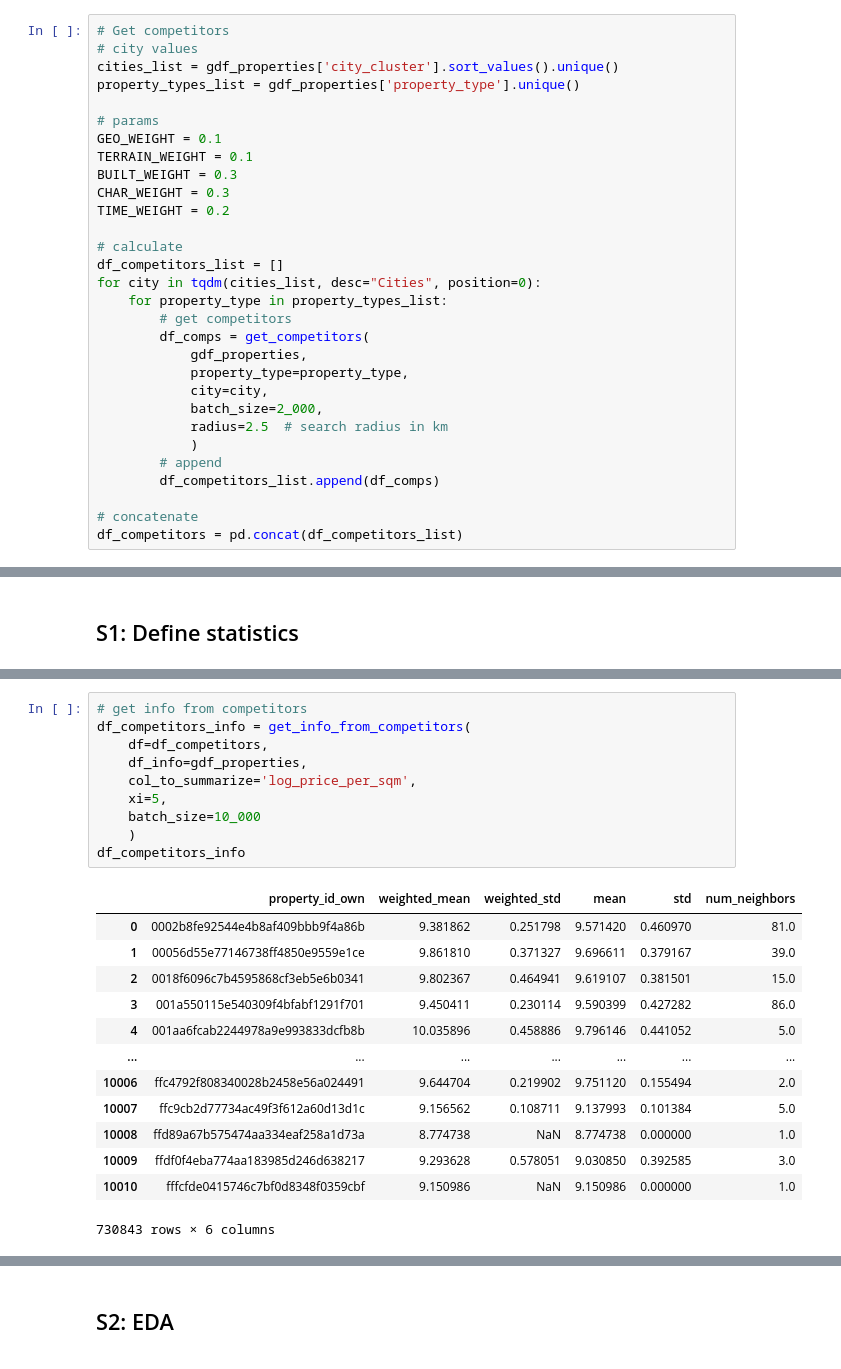
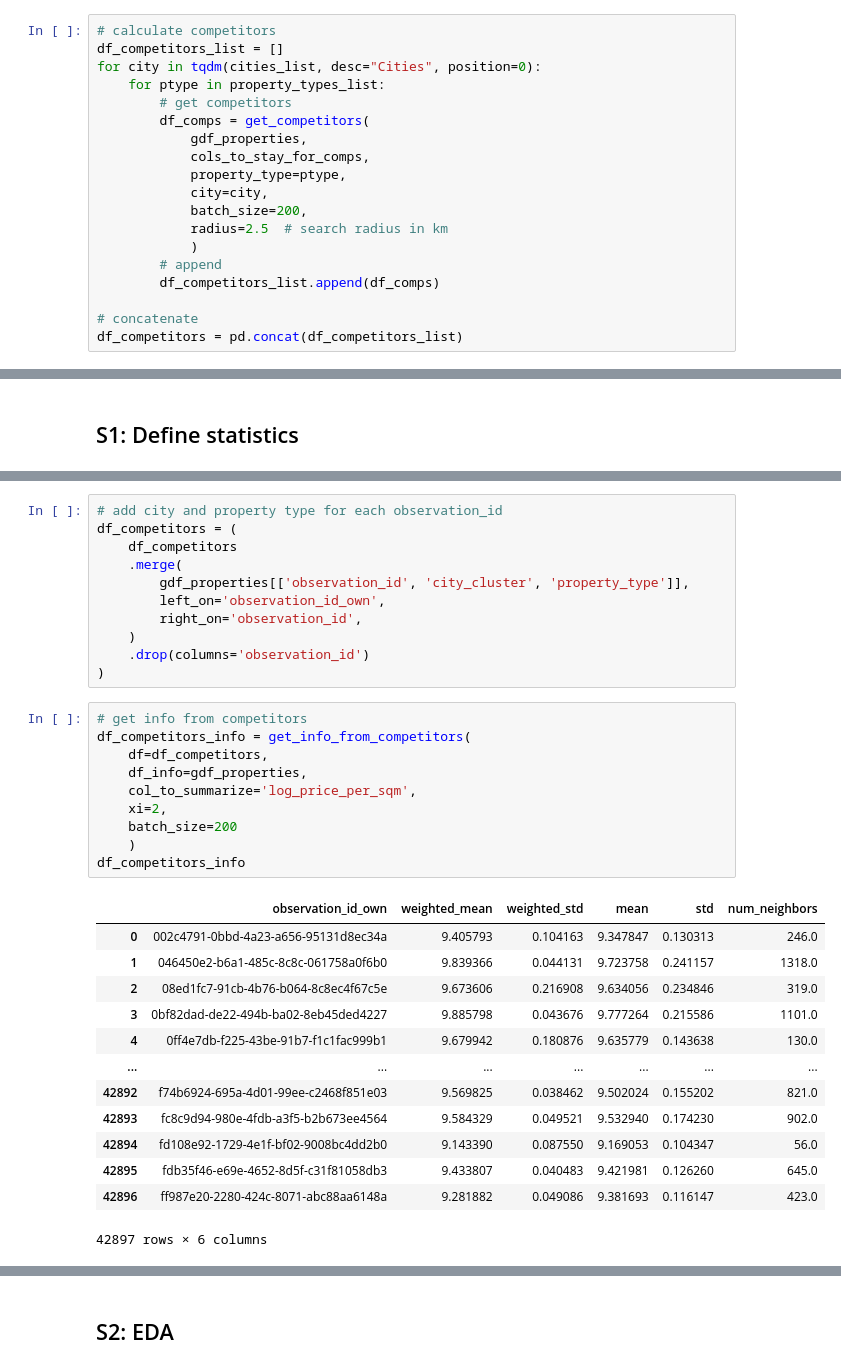
Before and after one commit to YunPerez/mexico-real-estate-investigation, a Jupyter notebook: src/P2_CLEANING/s3_competitors.ipynb, the cells around one changed output, grey strips where cells are left out. Cells and saved outputs as stored; diff of their text form.

Commit message:
comps in script

```diff
--- a/src/P2_CLEANING/s3_competitors.ipynb
+++ b/src/P2_CLEANING/s3_competitors.ipynb
@@ -387,26 +490,15 @@ def get_competitors(gdf, property_type='apartment', city=0, batch_size=None, rad
 # %%
-# Get competitors
-# city values
-cities_list = gdf_properties['city_cluster'].sort_values().unique()
-property_types_list = gdf_properties['property_type'].unique()
-
-# params
-GEO_WEIGHT = 0.1
-TERRAIN_WEIGHT = 0.1
-BUILT_WEIGHT = 0.3
-CHAR_WEIGHT = 0.3
-TIME_WEIGHT = 0.2
-
-# calculate
+# calculate competitors
 df_competitors_list = []
 for city in tqdm(cities_list, desc="Cities", position=0):
-    for property_type in property_types_list:
+    for ptype in property_types_list:
         # get competitors
         df_comps = get_competitors(
             gdf_properties,
-            property_type=property_type,
+            cols_to_stay_for_comps,
+            property_type=ptype,
             city=city,
-            batch_size=2_000,
+            batch_size=200,
             radius=2.5  # search radius in km
             )
         # append
@@ -730,27 +784,38 @@ def get_info_from_competitors(df, df_info, col_to_summarize, xi=0.2, batch_size=
+# %%
+# add city and property type for each observation_id
+df_competitors = (
+    df_competitors
+    .merge(
+        gdf_properties[['observation_id', 'city_cluster', 'property_type']],
+        left_on='observation_id_own',
+        right_on='observation_id',
+    )
+    .drop(columns='observation_id')
+)
 # %%
 # get info from competitors
 df_competitors_info = get_info_from_competitors(
     df=df_competitors,
     df_info=gdf_properties,
     col_to_summarize='log_price_per_sqm',
-    xi=5,
-    batch_size=10_000
+    xi=2,
+    batch_size=200
     )
 df_competitors_info
 # %% [output]
-|  | property_id_own | weighted_mean | weighted_std | mean | std | num_neighbors |
-| 0 | 0002b8fe92544e4b8af409bbb9f4a86b | 9.381862 | 0.251798 | 9.571420 | 0.460970 | 81.0 |
-| 1 | 00056d55e77146738ff4850e9559e1ce | 9.861810 | 0.371327 | 9.696611 | 0.379167 | 39.0 |
-| 2 | 0018f6096c7b4595868cf3eb5e6b0341 | 9.802367 | 0.464941 | 9.619107 | 0.381501 | 15.0 |
-| 3 | 001a550115e540309f4bfabf1291f701 | 9.450411 | 0.230114 | 9.590399 | 0.427282 | 86.0 |
-| 4 | 001aa6fcab2244978a9e993833dcfb8b | 10.035896 | 0.458886 | 9.796146 | 0.441052 | 5.0 |
+|  | observation_id_own | weighted_mean | weighted_std | mean | std | num_neighbors |
+| 0 | 002c4791-0bbd-4a23-a656-95131d8ec34a | 9.405793 | 0.104163 | 9.347847 | 0.130313 | 246.0 |
+| 1 | 046450e2-b6a1-485c-8c8c-061758a0f6b0 | 9.839366 | 0.044131 | 9.723758 | 0.241157 | 1318.0 |
+| 2 | 08ed1fc7-91cb-4b76-b064-8c8ec4f67c5e | 9.673606 | 0.216908 | 9.634056 | 0.234846 | 319.0 |
+| 3 | 0bf82dad-de22-494b-ba02-8eb45ded4227 | 9.885798 | 0.043676 | 9.777264 | 0.215586 | 1101.0 |
+| 4 | 0ff4e7db-f225-43be-91b7-f1c1fac999b1 | 9.679942 | 0.180876 | 9.635779 | 0.143638 | 130.0 |
 | ... | ... | ... | ... | ... | ... | ... |
-| 10006 | ffc4792f808340028b2458e56a024491 | 9.644704 | 0.219902 | 9.751120 | 0.155494 | 2.0 |
-| 10007 | ffc9cb2d77734ac49f3f612a60d13d1c | 9.156562 | 0.108711 | 9.137993 | 0.101384 | 5.0 |
-| 10008 | ffd89a67b575474aa334eaf258a1d73a | 8.774738 | NaN | 8.774738 | 0.000000 | 1.0 |
-| 10009 | ffdf0f4eba774aa183985d246d638217 | 9.293628 | 0.578051 | 9.030850 | 0.392585 | 3.0 |
-| 10010 | fffcfde0415746c7bf0d8348f0359cbf | 9.150986 | NaN | 9.150986 | 0.000000 | 1.0 |
+| 42892 | f74b6924-695a-4d01-99ee-c2468f851e03 | 9.569825 | 0.038462 | 9.502024 | 0.155202 | 821.0 |
+| 42893 | fc8c9d94-980e-4fdb-a3f5-b2b673ee4564 | 9.584329 | 0.049521 | 9.532940 | 0.174230 | 902.0 |
+| 42894 | fd108e92-1729-4e1f-bf02-9008bc4dd2b0 | 9.143390 | 0.087550 | 9.169053 | 0.104347 | 56.0 |
+| 42895 | fdb35f46-e69e-4652-8d5f-c31f81058db3 | 9.433807 | 0.040483 | 9.421981 | 0.126260 | 645.0 |
+| 42896 | ff987e20-2280-424c-8071-abc88aa6148a | 9.281882 | 0.049086 | 9.381693 | 0.116147 | 423.0 |
-730843 rows × 6 columns
+42897 rows × 6 columns
 # %%
 # rename
 df_competitors_info = df_competitors_info.rename(columns={
```
Also changed, not shown: parts of 72 cells of this notebook, 2 other files.
